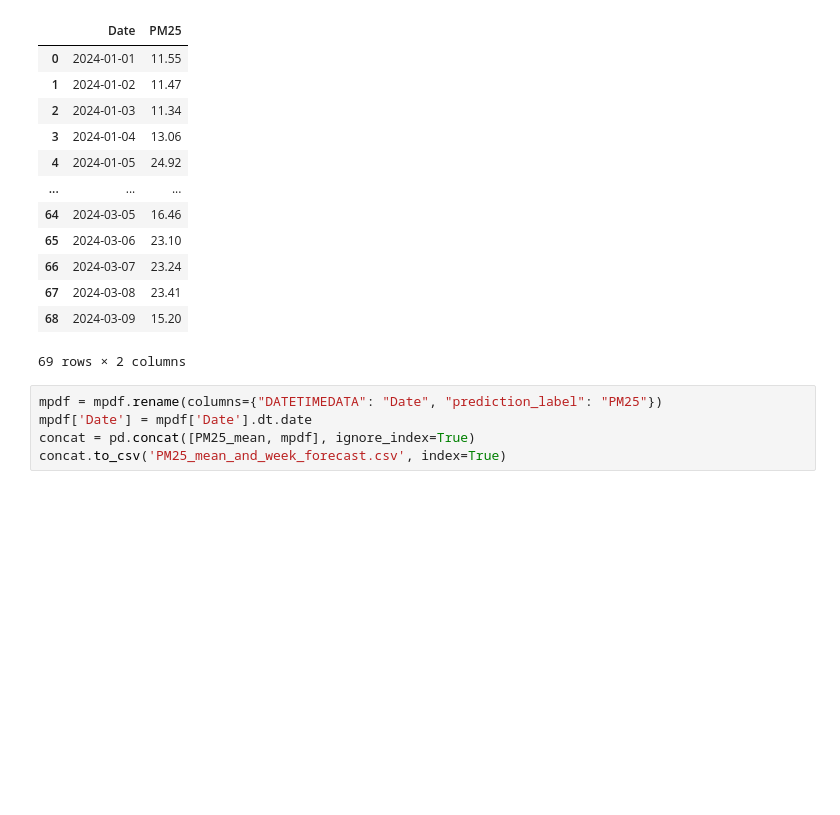
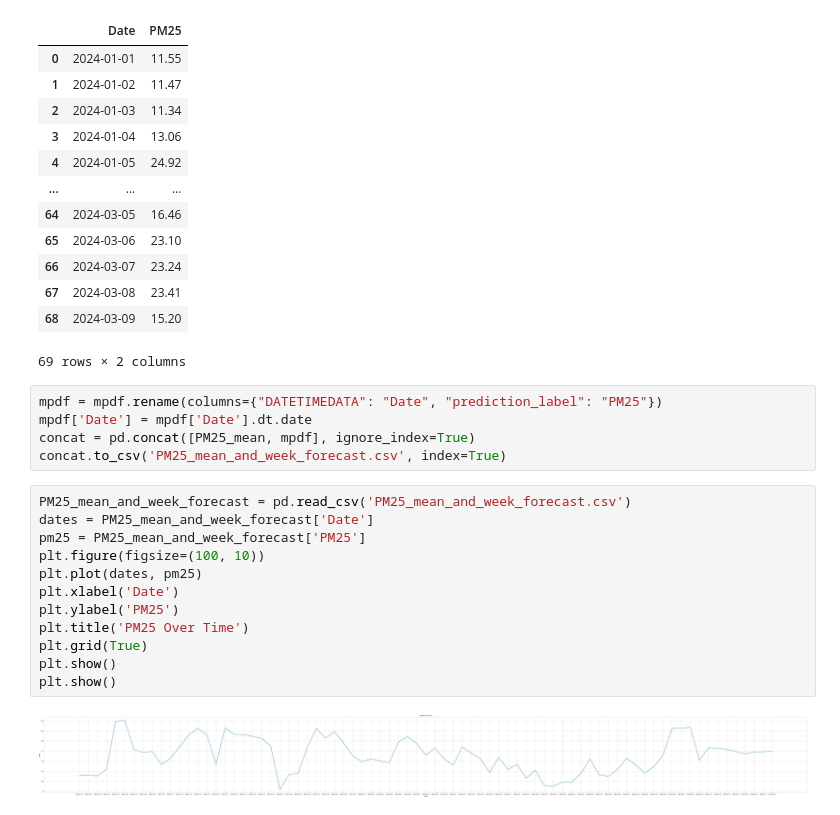
Before and after one commit to jayjiratta/predict_pm2.5, a Jupyter notebook: predict_PM25.ipynb, the cells around one changed output. Saved outputs shown, nothing was run; the diff lists cells and outputs as text; blank space fills up the shorter version.

Commit message:
Add PM25 prediction graph

```diff
--- a/predict_PM25.ipynb
+++ b/predict_PM25.ipynb
@@ -222,3 +222,17 @@ mpdf = mpdf.rename(columns={"DATETIMEDATA": "Date", "prediction_label": "PM25"})
 mpdf['Date'] = mpdf['Date'].dt.date
 concat = pd.concat([PM25_mean, mpdf], ignore_index=True)
 concat.to_csv('PM25_mean_and_week_forecast.csv', index=True)
+# %%
+PM25_mean_and_week_forecast = pd.read_csv('PM25_mean_and_week_forecast.csv')
+dates = PM25_mean_and_week_forecast['Date']
+pm25 = PM25_mean_and_week_forecast['PM25']
+plt.figure(figsize=(100, 10))
+plt.plot(dates, pm25)
+plt.xlabel('Date')
+plt.ylabel('PM25')
+plt.title('PM25 Over Time')
+plt.grid(True)
+plt.show()
+plt.show()
+# %% [output]
+[figure, added]
```
Also changed, not shown: parts of 1 cell of this notebook.
